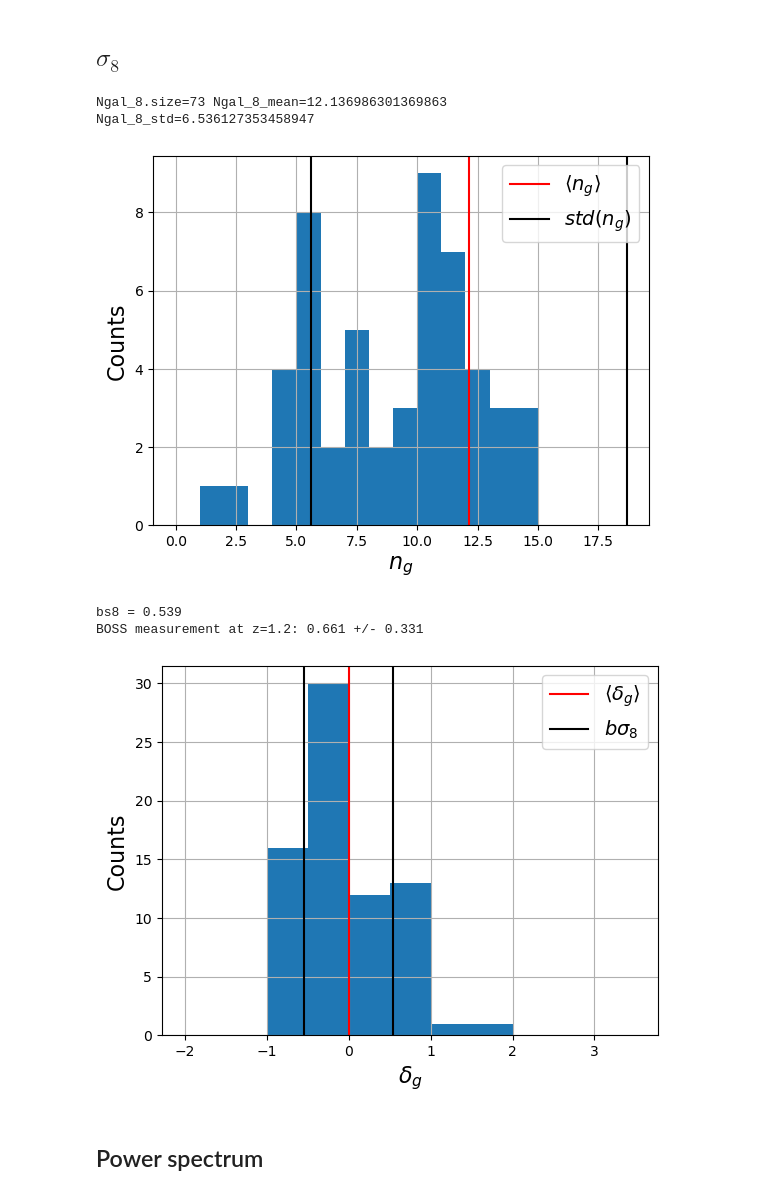
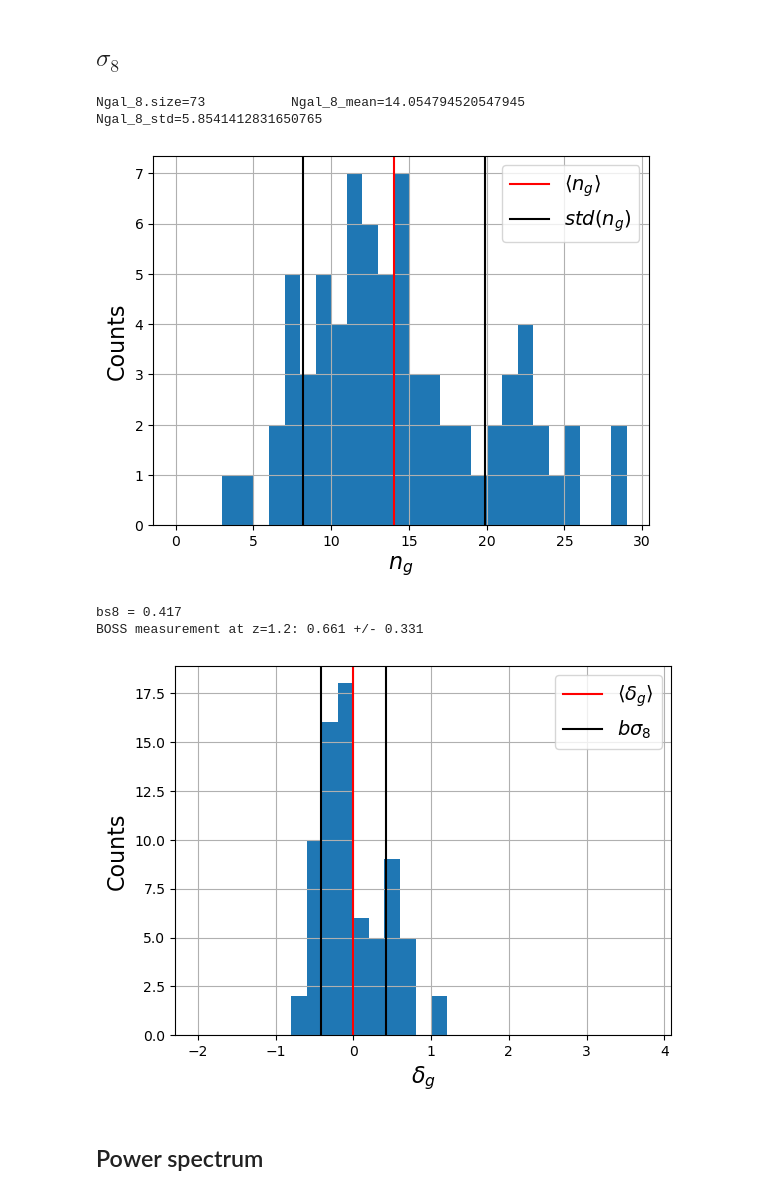
Before and after one commit to jeremyneveu/m2-npac-grac, a Jupyter notebook: notebooks/LSS.ipynb, the cells around one changed output. Drawn from its saved outputs; the diff is of its cells as text; code cells hidden in the pictures.

```diff
--- a/notebooks/LSS.ipynb
+++ b/notebooks/LSS.ipynb
@@ -179,36 +177,38 @@ Planck18.
 ## $\sigma_8$
 # %%
 Ngal_8 = np.array([5, 19, 31, 8, 17, 11, 13, 19, 17, 22, 2, 18, 8, 12, 10, 16, 18, 13, 4, 21, 14, 10, 7, 23, 4, 6, 11, 9, 10, 10, 12, 5, 5, 14, 11, 10, 23, 22, 11, 5, 12, 6, 11, 11, 9, 11, 23, 1, 5, 7, 7, 10, 22, 19, 5, 22, 10, 4, 10, 9, 27, 4, 5, 7, 5, 7, 15, 12, 10, 13, 21, 22, 18])
+
+Ngal_8 = np.array([14, 15, 8, 21, 19, 11, 7, 17, 22, 13, 25, 18, 14, 9, 12, 18, 11, 21, 6, 8, 7, 13, 3, 12, 14, 11, 13, 13, 22, 6, 10, 10, 12, 9, 12, 11, 13, 9, 12, 14, 20, 16, 7, 11, 10, 4, 20, 17, 9, 22, 12, 7, 21, 9, 14, 16, 23, 15, 16, 8, 25, 24, 14, 29, 11, 14, 22, 15, 11, 29, 23, 10, 7])
 Ngal_8_mean = np.mean(Ngal_8)
 Ngal_8_std = np.std(Ngal_8)
-print(f'{Ngal_8.size=} {Ngal_8_mean=}\t\t{Ngal_8_std=}')
+print(f'{Ngal_8.size=}\t\t {Ngal_8_mean=}\t\t{Ngal_8_std=}')
 # %% [output]
-Ngal_8.size=73 Ngal_8_mean=12.136986301369863           Ngal_8_std=6.536127353458947
+Ngal_8.size=73           Ngal_8_mean=14.054794520547945         Ngal_8_std=5.8541412831650765
 # %%
 fig = plt.figure()
-plt.hist(Ngal_8, bins=np.arange(0,16,1))
+plt.hist(Ngal_8, bins=np.arange(0,30,1))
 plt.axvline(Ngal_8_mean, color="r", label=r"$\left\langle n_g\right\rangle$")
 plt.axvline(Ngal_8_mean+Ngal_8_std, color='k', label=r"$std(n_g)$")
 plt.axvline(Ngal_8_mean-Ngal_8_std, color='k')
 plt.ylabel("Counts", fontsize=16)
 plt.xlabel("$n_g$", fontsize=16)
 plt.legend(fontsize=14)
 plt.grid()
 plt.show()
 # %% [output]
-[figure, old version]
+[figure, new version]
 # %%
 deltag = (Ngal_8 - Ngal_8_mean)/Ngal_8_mean
 bs8 = np.std(deltag)
 print(f'bs8 = {bs8:.3f}')
 print('BOSS measurement at z=1.2: 0.661 +/- 0.331')
 # %% [output]
-bs8 = 0.539
+bs8 = 0.417
 BOSS measurement at z=1.2: 0.661 +/- 0.331
 # %%
 fig = plt.figure()
 plt.axvline(0, color="r", label=r"$\left\langle \delta_g\right\rangle$")
-plt.hist(deltag, bins=np.arange(-2,4,0.5))
+plt.hist(deltag, bins=np.arange(-2,4,0.2))
 plt.axvline(bs8, color='k', label="$b\sigma_8$")
 plt.axvline(-bs8, color='k')
 plt.ylabel("Counts", fontsize=16)
@@ -217,7 +217,7 @@ plt.legend(fontsize=14)
 plt.grid()
 plt.show()
 # %% [output]
-[figure, old version]
+[figure, new version]
 # %% [markdown]
 ## Power spectrum
 # %%
```
Also changed, not shown: parts of 6 cells of this notebook, 3 other files.
